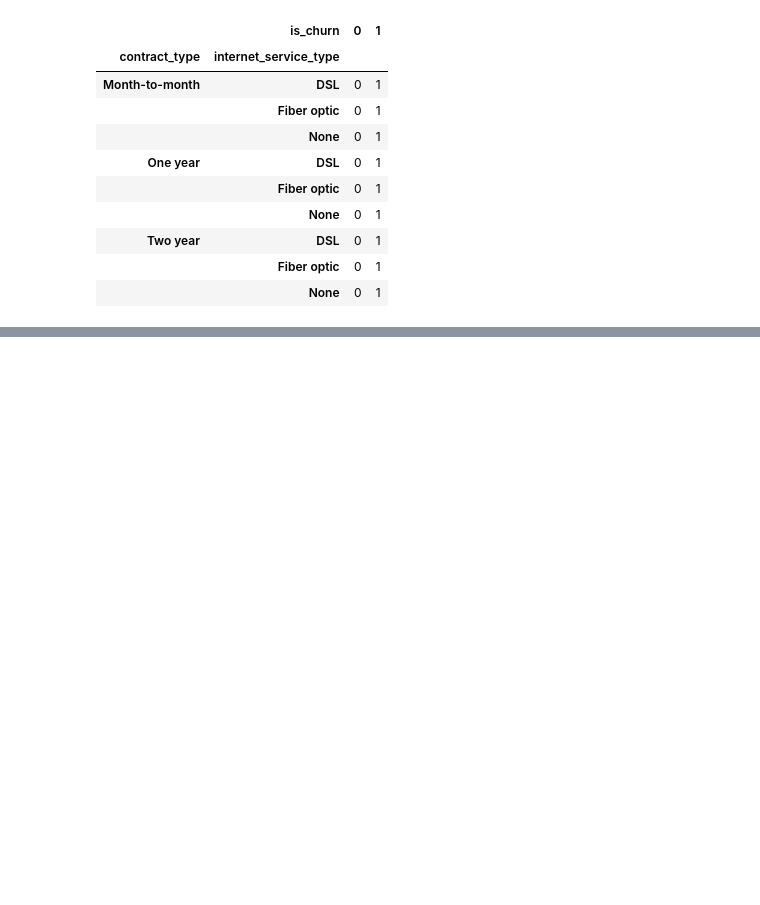
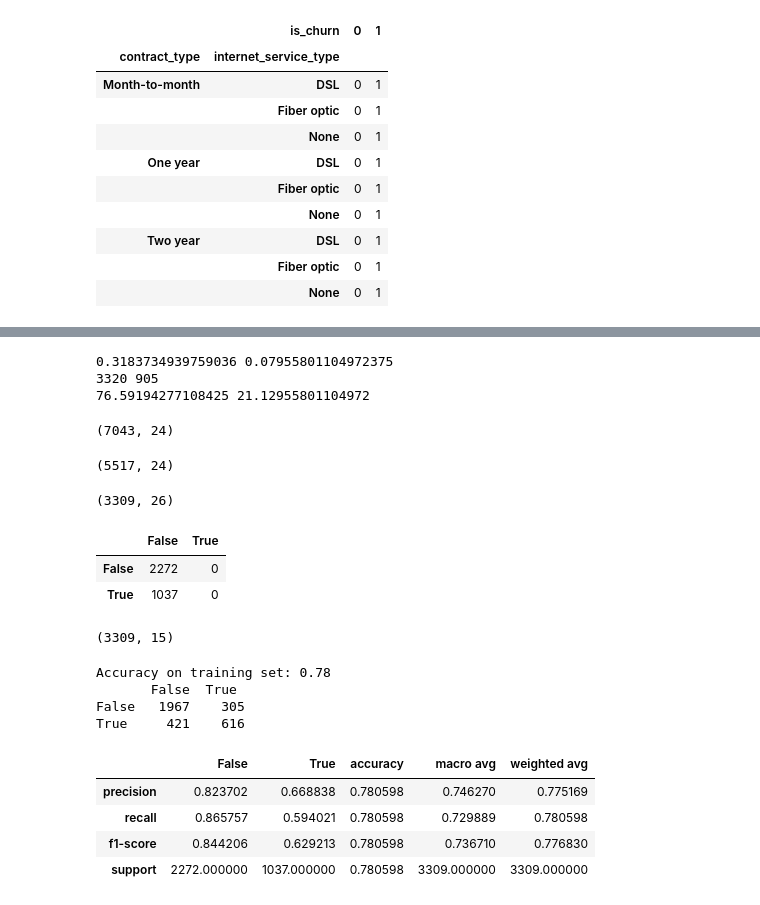
Before and after one commit to Rooster-Warrior/analyzing-customer-churn, a Jupyter notebook: Noah_working_notebook.ipynb, the cells around one changed output, grey strips where cells are left out. Cells and saved outputs as stored; diff of their text form; code cells hidden in the pictures; blank space fills up the shorter version.

```diff
--- a/Noah_working_notebook.ipynb
+++ b/Noah_working_notebook.ipynb
@@ -260,0 +368,26 @@ pd.crosstab(columns=train.is_churn, index=([train.contract_type, train.internet_
+# %%
+internet_churn = train[train.internet_service_type != "None"].is_churn.mean()
+phone_churn = train[train.internet_service_type == "None"].is_churn.mean()
+internet_count = train[train.internet_service_type != "None"].is_churn.count()
+phone_count = train[train.internet_service_type == "None"].is_churn.count()
+internet_m_value = train[train.internet_service_type != "None"].monthly_charges.mean()
+phone_m_value = train[train.internet_service_type == "None"].monthly_charges.mean()
+internet_tenure = train[train.internet_service_type != "None"].tenure.mean()
+
+print(internet_churn, phone_churn)
+print(internet_count, phone_count)
+print(internet_m_value, phone_m_value)
+# %% [output]
+0.3183734939759036 0.07955801104972375
+3320 905
+76.59194277108425 21.12955801104972
+# %%
+telco = acquire.read_telco_data()
+telco.shape
+# %% [output]
+(7043, 24)
+# %%
+telco = telco[telco.internet_service_type != "None"]
+telco.shape
+# %% [output]
+(5517, 24)
@@ -260,0 +396,8 @@ pd.crosstab(columns=train.is_churn, index=([train.contract_type, train.internet_
+# %%
+train, validate, test = prepare.split_data(telco)
+y_train = train.is_churn
+y_validate = validate.is_churn
+y_test = test.is_churn
+train.shape
+# %% [output]
+(3309, 26)
@@ -260,0 +407,8 @@ pd.crosstab(columns=train.is_churn, index=([train.contract_type, train.internet_
+# %%
+labels = sorted(y_train.unique())
+matrix = pd.DataFrame(confusion_matrix(evaluation.actual, evaluation.baseline), index = labels, columns = labels)
+matrix
+# %% [output]
+|  | False | True |
+| False | 2272 | 0 |
+| True | 1037 | 0 |
@@ -260,0 +417,4 @@ pd.crosstab(columns=train.is_churn, index=([train.contract_type, train.internet_
+# %%
+X_train.shape
+# %% [output]
+(3309, 15)
@@ -260,0 +424,16 @@ pd.crosstab(columns=train.is_churn, index=([train.contract_type, train.internet_
+# %%
+accuracy_score, matrix, report = model.accuracy_report(logict, y_pred, y_train)
+# %%
+print(accuracy_score)
+print(matrix)
+report
+# %% [output]
+Accuracy on training set: 0.78
+       False  True
+False   1967    305
+True     421    616
+|  | False | True | accuracy | macro avg | weighted avg |
+| precision | 0.823702 | 0.668838 | 0.780598 | 0.746270 | 0.775169 |
+| recall | 0.865757 | 0.594021 | 0.780598 | 0.729889 | 0.780598 |
+| f1-score | 0.844206 | 0.629213 | 0.780598 | 0.736710 | 0.776830 |
+| support | 2272.000000 | 1037.000000 | 0.780598 | 3309.000000 | 3309.000000 |
```
Also changed, not shown: parts of 37 cells of this notebook.
